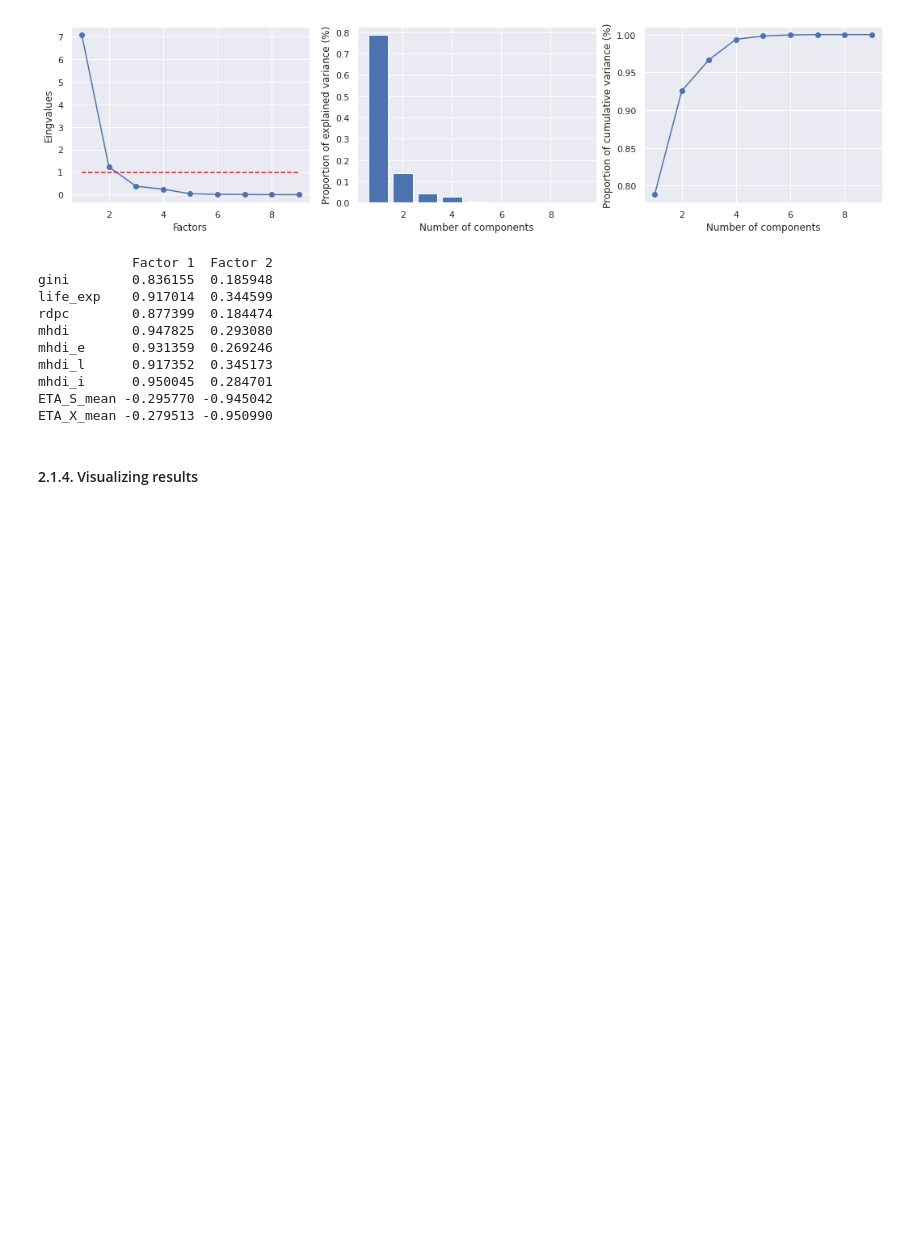
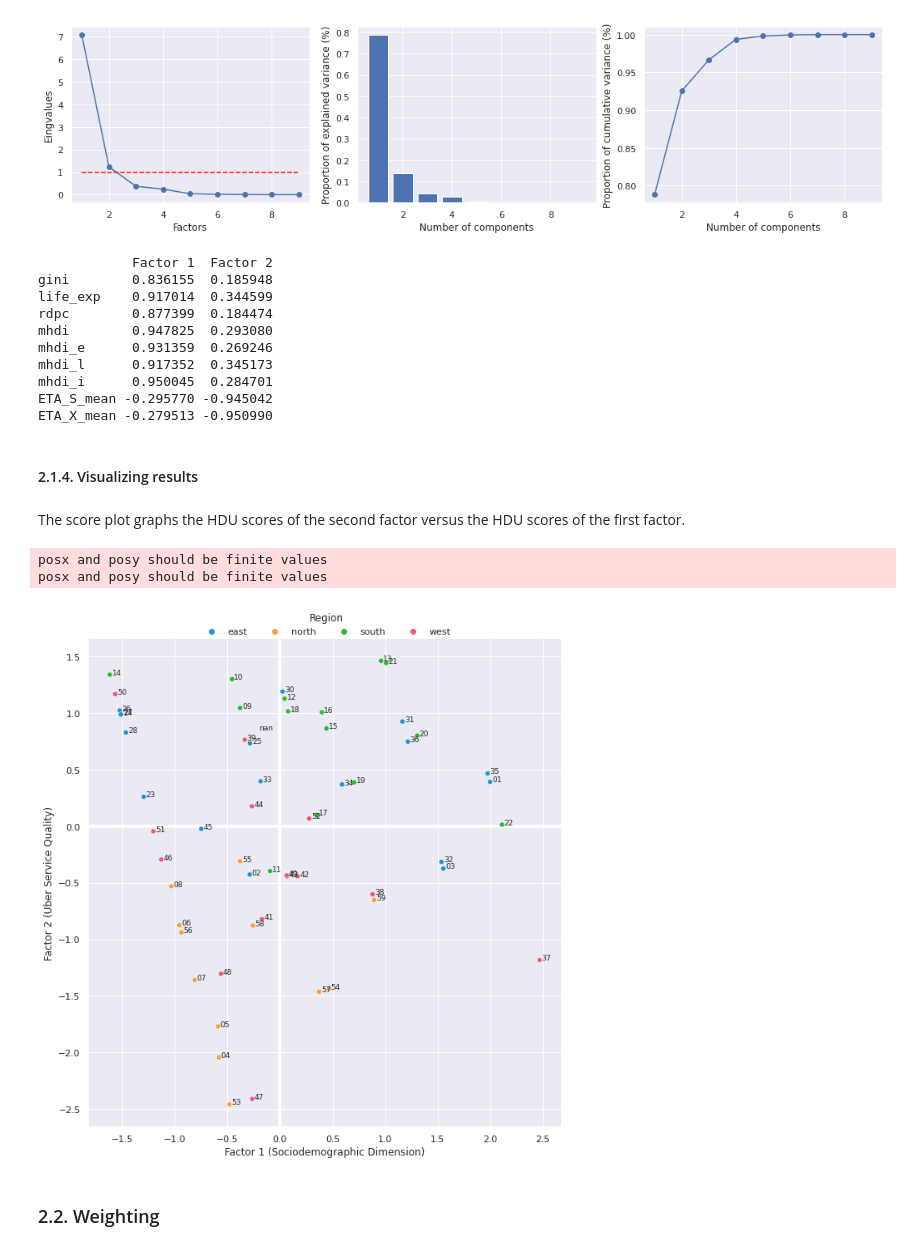
Before and after one commit to gisliany/uber-liveability-natal, a Jupyter notebook: indicator.ipynb, the cells around one changed output. Saved outputs shown, nothing was run; the diff lists cells and outputs as text; code cells hidden in the pictures; blank space fills up the shorter version.

```diff
--- a/indicator.ipynb
+++ b/indicator.ipynb
@@ -21,6 +21,7 @@ warnings.filterwarnings('ignore')
 # defining a style
 sns.set(style='darkgrid')
 colors_arr = ['#1a96d0', '#fe9c39']
+colors = ['#1a96d0', '#fe9c39', '#25ba31', '#EC5A77']
 # %% [output]
 The extensions.skip extension is already loaded. To reload it, use:
   %reload_ext extensions.skip
@@ -225,3 +226,30 @@ ETA_S_mean -0.295770 -0.945042
 ETA_X_mean -0.279513 -0.950990
 # %% [markdown]
 #### 2.1.4. Visualizing results
+# %%
+cols_factors = ['Factor ' + str(i + 1) for i in range(n_factors)]
+df_fa = pd.DataFrame(fa.fit_transform(df_numerical[features]), columns=cols_factors)
+df_categorical = df.select_dtypes(include=['object'])
+
+fa_data = pd.concat([df_categorical, df_fa], axis=1)
+fa_data.hdu_id = fa_data.hdu_id.str[-2:]
+# %% [markdown]
+The score plot graphs the HDU scores of the second factor versus the HDU scores of the first factor.
+# %%
+def labelPoints(x, y, val, ax):
+    a = pd.concat({'x': x, 'y': y, 'val': val}, axis=1)
+    for i, point in a.iterrows():
+        ax.text(point['x']+.02, point['y'], str(point['val']),fontsize=9)
+
+g = sns.relplot(data=fa_data, x='Factor 1', y='Factor 2', hue='region', palette=colors, height=9, aspect=1)
+g.set_axis_labels('Factor 1 (Sociodemographic Dimension)', 'Factor 2 (Uber Service Quality)')
+sns.move_legend(g, 'lower center', bbox_to_anchor=(.5, 0.97), ncol=4, title='Region', frameon=False)
+plt.axhline(y=0, linewidth=4, color='w', zorder=0)
+plt.axvline(x=0, linewidth=4, color='w', zorder=0)
+labelPoints(fa_data['Factor 1'], fa_data['Factor 2'], fa_data['hdu_id'], plt.gca())
+# %% [output]
+posx and posy should be finite values
+posx and posy should be finite values
+[figure, added]
+# %% [markdown]
+### 2.2. Weighting
```
Also changed, not shown: parts of 2 cells of this notebook.
